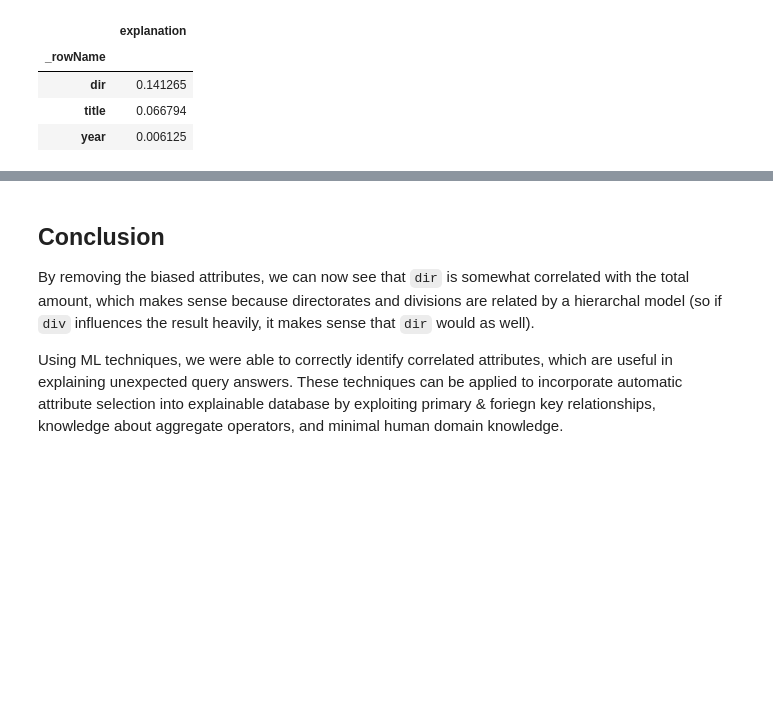
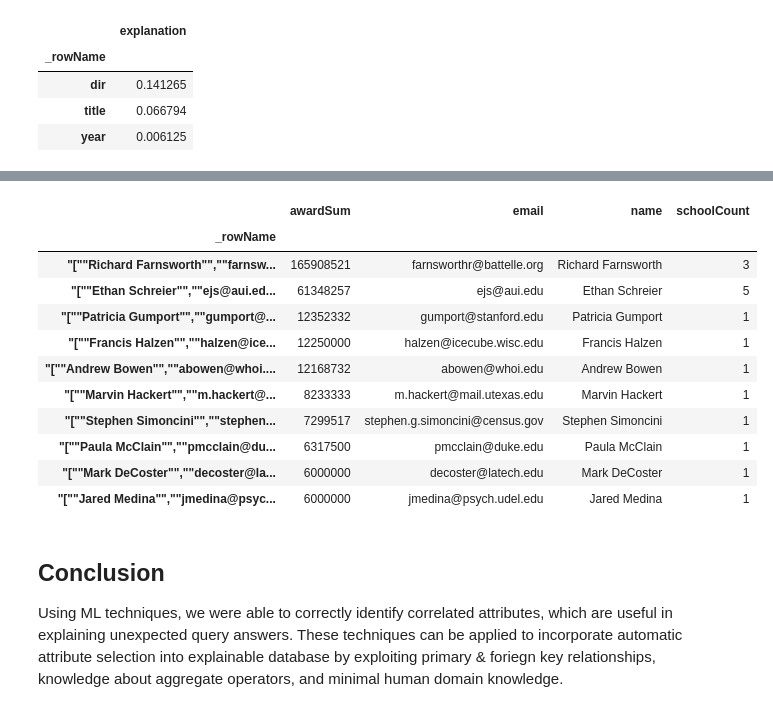
Before and after one commit to Mdevlin4/CMSC724, a Jupyter notebook: Explaining Queries by Identifying Biased Features.ipynb, the cells around one changed output, grey strips where cells are left out. Cells and saved outputs as stored; diff of their text form; code cells hidden in the pictures; blank space fills up the shorter version.

```diff
--- a/Explaining Queries by Identifying Biased Features.ipynb
+++ b/Explaining Queries by Identifying Biased Features.ipynb
@@ -340,5 +345,26 @@ ORDER BY abs(explanation) DESC
+# %%
+mldb.query("""
+SELECT Invest.name AS name, Invest.email AS email,
+sum(A.amount) AS awardSum, count(Inst.instName) as schoolCount
+FROM Award AS A
+INNER JOIN Investigator AS Invest ON Invest.aid = A.aid
+INNER JOIN Institution AS Inst ON Inst.aid = A.aid
+GROUP BY Invest.name, Invest.email
+ORDER BY awardSum DESC LIMIT 10
+""")
+# %% [output]
+|  | awardSum | email | name | schoolCount |
+| _rowName |  |  |  |  |
+| "[""Richard Farnsworth"",""farnsw... | 165908521 | farnsworthr@battelle.org | Richard Farnsworth | 3 |
+| "[""Ethan Schreier"",""ejs@aui.ed... | 61348257 | ejs@aui.edu | Ethan Schreier | 5 |
+| "[""Patricia Gumport"",""gumport@... | 12352332 | gumport@stanford.edu | Patricia Gumport | 1 |
+| "[""Francis Halzen"",""halzen@ice... | 12250000 | halzen@icecube.wisc.edu | Francis Halzen | 1 |
+| "[""Andrew Bowen"",""abowen@whoi.... | 12168732 | abowen@whoi.edu | Andrew Bowen | 1 |
+| "[""Marvin Hackert"",""m.hackert@... | 8233333 | m.hackert@mail.utexas.edu | Marvin Hackert | 1 |
+| "[""Stephen Simoncini"",""stephen... | 7299517 | stephen.g.simoncini@census.gov | Stephen Simoncini | 1 |
+| "[""Paula McClain"",""pmcclain@du... | 6317500 | pmcclain@duke.edu | Paula McClain | 1 |
+| "[""Mark DeCoster"",""decoster@la... | 6000000 | decoster@latech.edu | Mark DeCoster | 1 |
+| "[""Jared Medina"",""jmedina@psyc... | 6000000 | jmedina@psych.udel.edu | Jared Medina | 1 |
 # %% [markdown]
 ## Conclusion
-By removing the biased attributes, we can now see that `dir` is somewhat correlated with the total amount, which makes sense because directorates and divisions are related by a hierarchal model (so if `div` influences the result heavily, it makes sense that `dir` would as well).
-
 Using ML techniques, we were able to correctly identify correlated attributes, which are useful in explaining unexpected query answers. These techniques can be applied to incorporate automatic attribute selection into explainable database by exploiting primary & foriegn key relationships, knowledge about aggregate operators, and minimal human domain knowledge.
```
Also changed, not shown: parts of 4 cells of this notebook, 3 other files.
